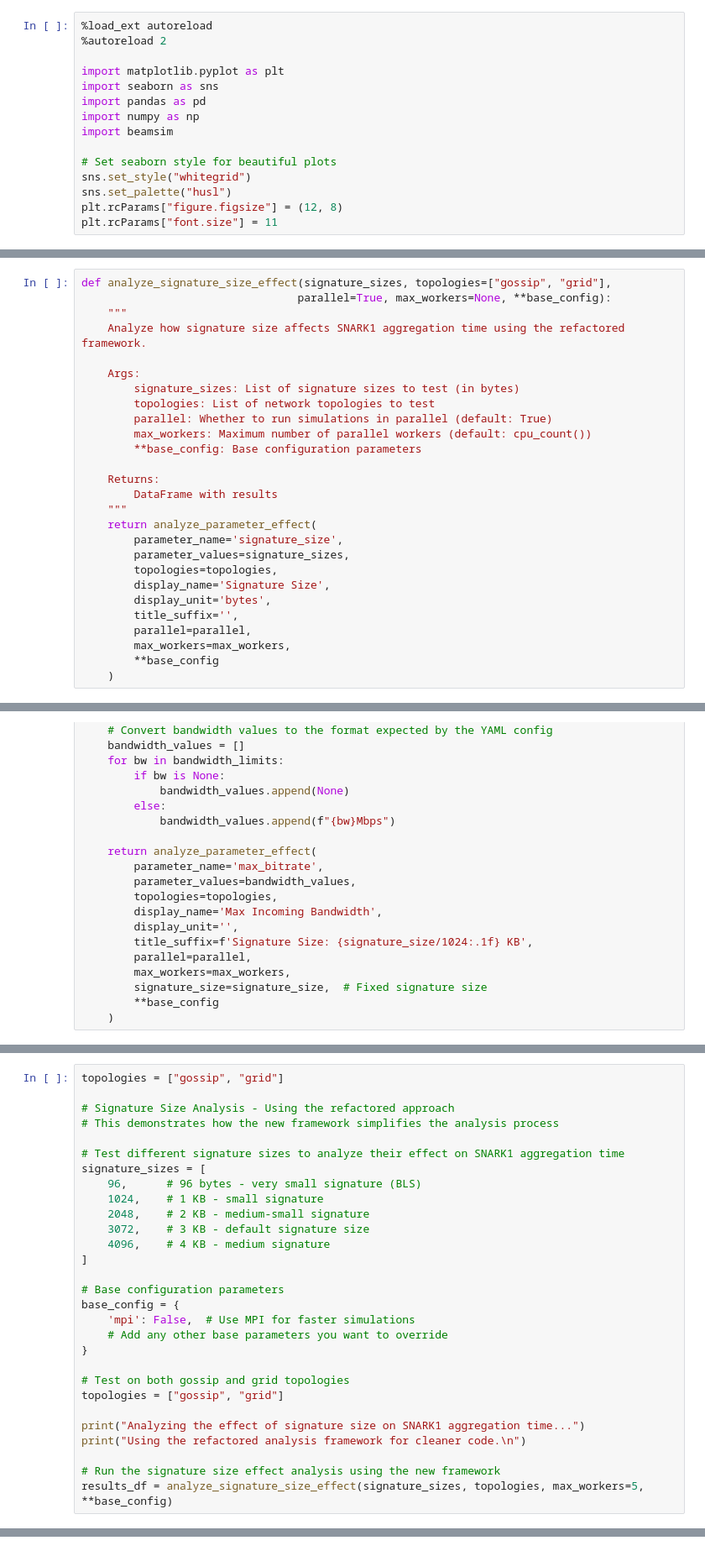
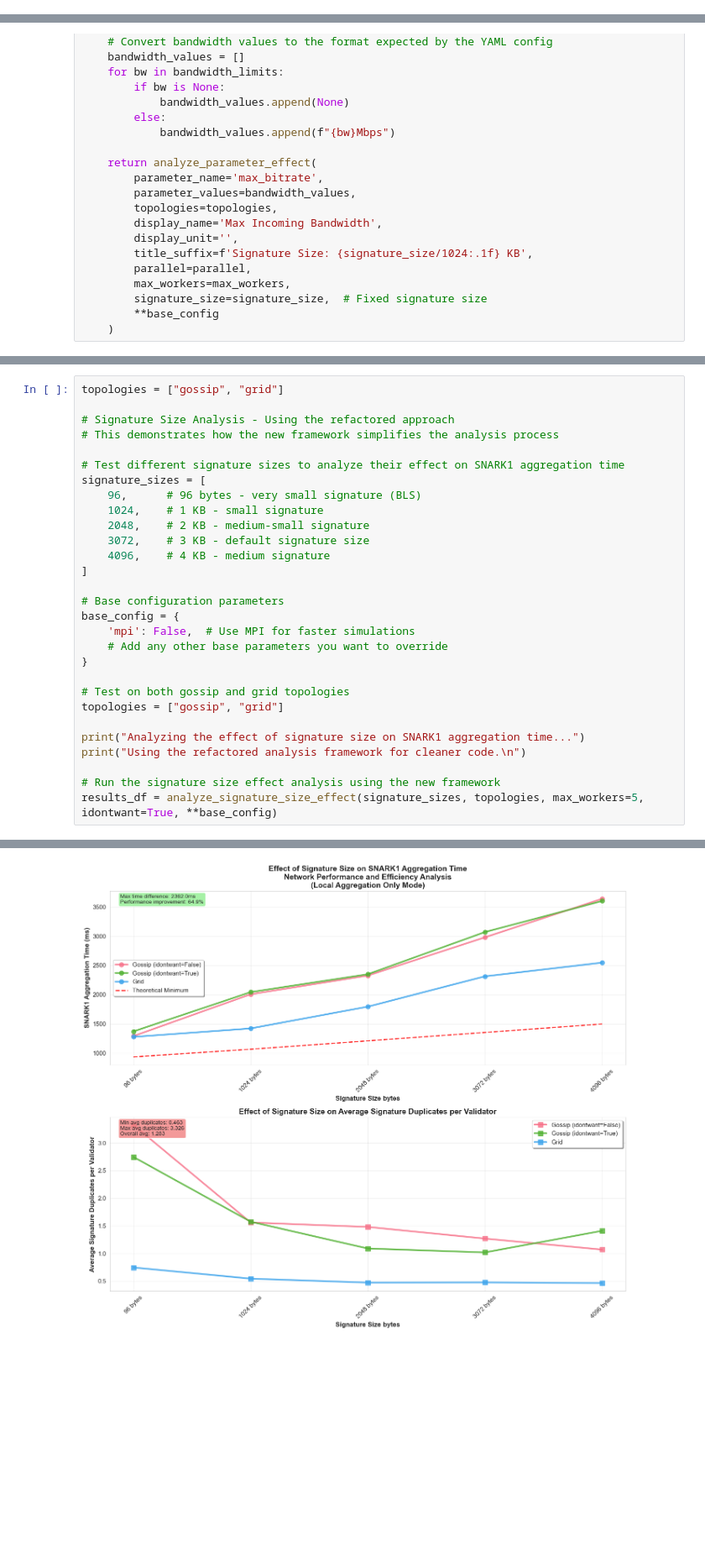
Before and after one commit to qdrvm/beamsim, a Jupyter notebook: beamsim-local-aggregation-only.ipynb, the cells around one changed output, grey strips where cells are left out. Shown at 84% size. Saved outputs shown, nothing was run; the diff lists cells and outputs as text; blank space fills up the shorter version.

```diff
--- a/beamsim-local-aggregation-only.ipynb
+++ b/beamsim-local-aggregation-only.ipynb
@@ -1,15 +0,0 @@
-# %%
-%load_ext autoreload
-%autoreload 2
-
-import matplotlib.pyplot as plt
-import seaborn as sns
-import pandas as pd
-import numpy as np
-import beamsim
-
-# Set seaborn style for beautiful plots
-sns.set_style("whitegrid")
-sns.set_palette("husl")
-plt.rcParams["figure.figsize"] = (12, 8)
-plt.rcParams["font.size"] = 11
@@ -573,30 +688,3 @@ def analyze_parameter_effect(parameter_name, parameter_values, topologies=["goss
-# %%
-def analyze_signature_size_effect(signature_sizes, topologies=["gossip", "grid"],
-                                 parallel=True, max_workers=None, **base_config):
-    """
-    Analyze how signature size affects SNARK1 aggregation time using the refactored framework.
-
-    Args:
-        signature_sizes: List of signature sizes to test (in bytes)
-        topologies: List of network topologies to test
-        parallel: Whether to run simulations in parallel (default: True)
-        max_workers: Maximum number of parallel workers (default: cpu_count())
-        **base_config: Base configuration parameters
-
-    Returns:
-        DataFrame with results
-    """
-    return analyze_parameter_effect(
-        parameter_name='signature_size',
-        parameter_values=signature_sizes,
-        topologies=topologies,
-        display_name='Signature Size',
-        display_unit='bytes',
-        title_suffix='',
-        parallel=parallel,
-        max_workers=max_workers,
-        **base_config
-    )
 # %%
 def analyze_bandwidth_effect(bandwidth_limits, signature_size=3072, topologies=["gossip", "grid"],
                             parallel=True, max_workers=None, **base_config):
@@ -799,4 +860,5 @@ print("Analyzing the effect of signature size on SNARK1 aggregation time...")
 print("Using the refactored analysis framework for cleaner code.\n")
 
 # Run the signature size effect analysis using the new framework
-results_df = analyze_signature_size_effect(signature_sizes, topologies, max_workers=5, **base_config)
+results_df = analyze_signature_size_effect(signature_sizes, topologies, max_workers=5, idontwant=True, **base_config)
+# %% [output]
@@ -802,0 +882 @@ results_df = analyze_signature_size_effect(signature_sizes, topologies, max_work
+[figure, added]
```
Also changed, not shown: parts of 7 cells of this notebook, 4 other files.
